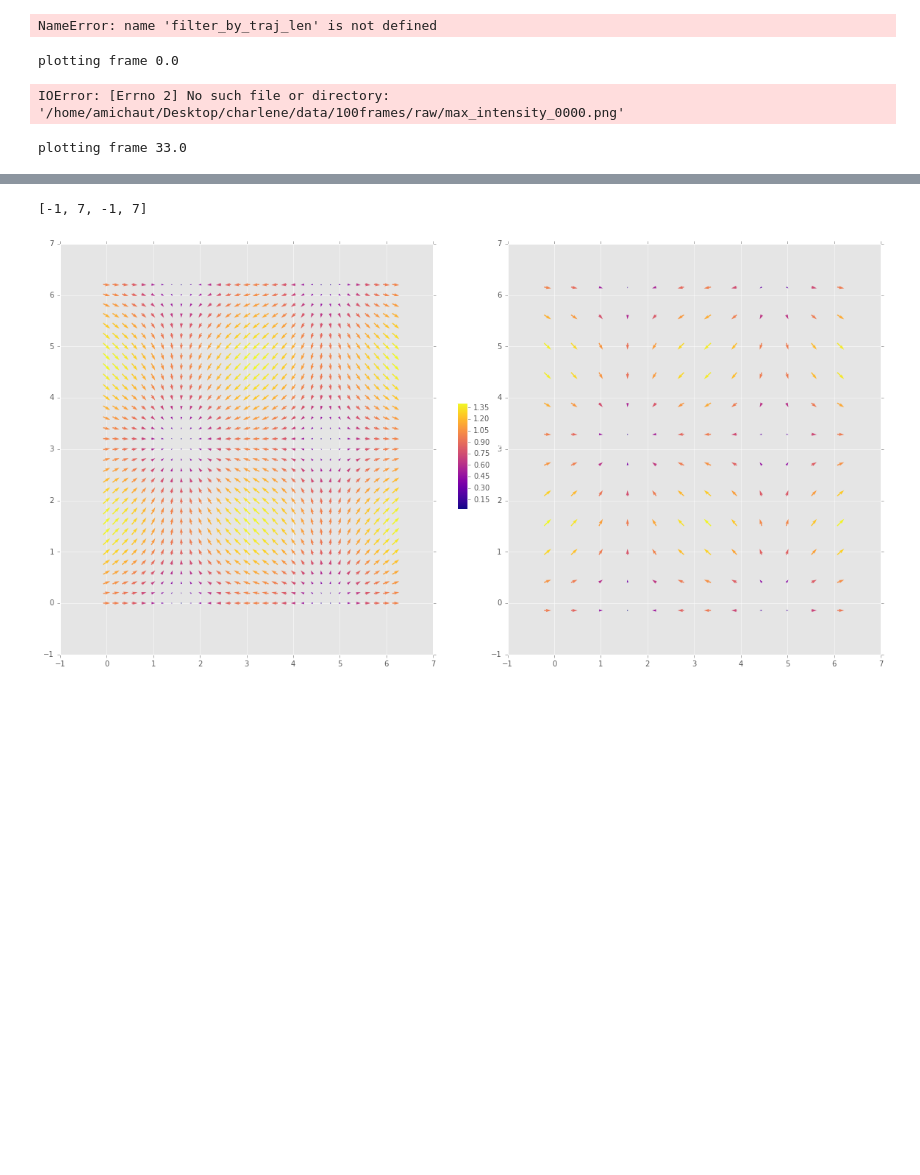
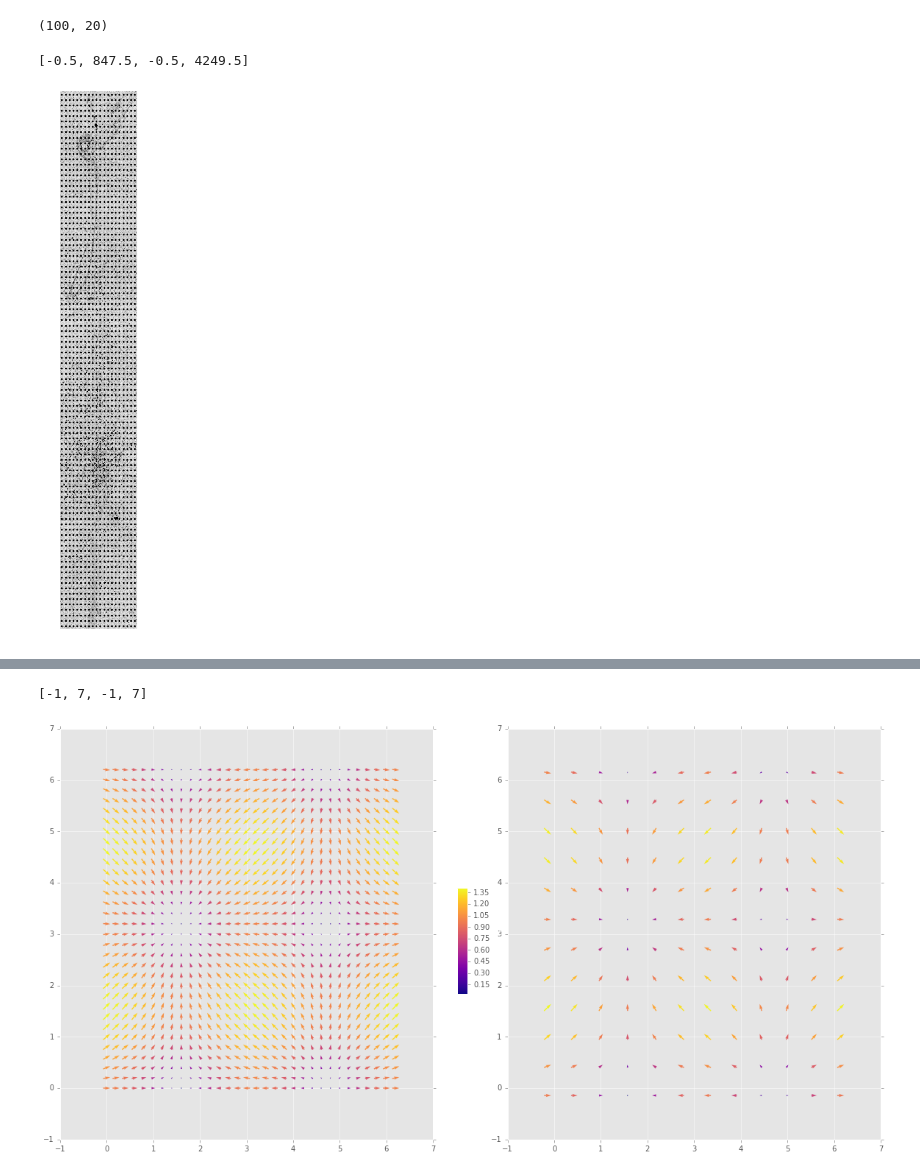
Before and after one commit to amichaut/track_analysis, a Jupyter notebook: codes/analyze_traj.ipynb, the cells around one changed output, grey strips where cells are left out. Cells and saved outputs as stored; diff of their text form; code cells hidden in the pictures; blank space fills up the shorter version.

```diff
--- a/codes/analyze_traj.ipynb
+++ b/codes/analyze_traj.ipynb
@@ -1,34 +1,31 @@
 # %%
 %matplotlib inline
 %run analyze_traj.py
-data_dir='/home/amichaut/Desktop/charlene/data/100frames'
-df=get_data(data_dir,refresh=False)
-df2=filter_by_traj_len(df,min_traj_len=98)
+data_dir='/home/amichaut/Desktop/charlene/data/sub25/test/'
+df,lengthscale,timescale,columns=get_data(data_dir,refresh=False)
+df2=filter_by_traj_len(df,min_traj_len=25)
 parallelize=False
+x_grid_size=10
-# %%
-df2=filter_by_traj_len(df,min_traj_len=50)
-df2.shape
-# %% [output]
-NameError: name 'filter_by_traj_len' is not defined
-# %%
-#### PLOT VFIELD
-if parallelize:
-    num_cores = multiprocessing.cpu_count()
-    Parallel(n_jobs=num_cores)(delayed(run)(cur_dir,refresh=refresh,interactive=interactive,plot_frame=plot_frame,plot_data=plot_data,plot_modified_tracks=plot_modified_tracks,plot_all_traj=plot_all_traj,plot_persistence=plot_persistence) for cur_dir in dir_list)
-
-groups=df2.groupby('frame')
-for frame in df['frame'].unique():
-    avg_vfield=plot_frame_vfield(df,groups,frame,data_dir,avg_grid=10,plot_field=False)
-    div=plot_frame_div(df,groups,frame,data_dir,avg_vfield)
-# %% [output]
-plotting frame 0.0
-IOError: [Errno 2] No such file or directory: '/home/amichaut/Desktop/charlene/data/100frames/raw/max_intensity_0000.png'
-# %%
-#### PLOT TRAJ
-df_=df2
-z_lim=[df_['z_rel'].min(),df_['z_rel'].max()]
-groups=df_.groupby('frame')
-for frame in df_['frame'].unique():
-    plot_frame_cells(df_,groups,frame,data_dir,z_lim=z_lim,plot_traj=True,hide_labels=True,no_bkg=True)
-# %% [output]
-plotting frame 33.0
+# %%
+x_grid_size=20
+raw_dir = osp.join(data_dir,'raw')
+im = io.imread(osp.join(raw_dir,os.listdir(raw_dir)[0]))
+ymax,xmax,d = im.shape
+xmin=0;ymin=0
+
+step=float(xmax-xmin)/x_grid_size
+node_grid=meshgrid(arange(xmin,xmax+step,step),arange(ymin,ymax+step,step))
+center_grid=meshgrid(arange(xmin+step/2,xmax,step),arange(ymin+step/2,ymax,step))
+X,Y=node_grid
+x,y=center_grid
+# %%
+center_grid[0].shape
+# %% [output]
+(100, 20)
+# %%
+fig,ax,xmin,ymin,xmax,ymax=get_background(df,data_dir,10,no_bkg=False)
+ax.plot(x,y,'.',color='black',ls='none')
+ax.axis([xmin, ymin, xmax, ymax])
+# %% [output]
+[-0.5, 847.5, -0.5, 4249.5]
+[figure, added]
```
Also changed, not shown: parts of 3 cells of this notebook, 1 other file.
